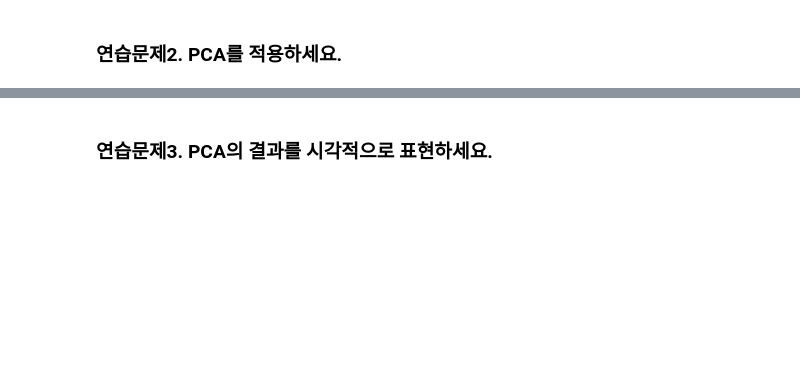
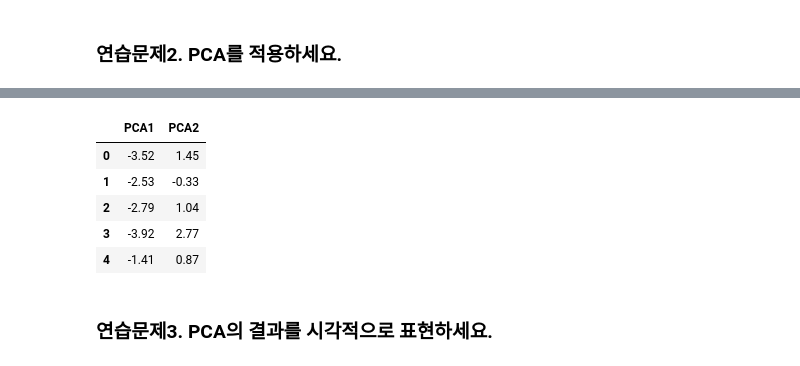
Before and after one commit to lenoau/Python, a Jupyter notebook: practice03.ipynb, the cells around one changed output, grey strips where cells are left out. Cells and saved outputs as stored; diff of their text form; code cells hidden in the pictures; blank space fills up the shorter version.

```diff
--- a/practice03.ipynb
+++ b/practice03.ipynb
@@ -85,2 +80,16 @@ print(f'데이터 유형: {df.dtypes.unique()}')
+# %%
+from sklearn.decomposition import PCA
+pca = PCA(n_components=2)
+X_pca = pca.fit_transform(X)
+pca_df = pd.DataFrame(X_pca, columns=['PCA1', 'PCA2'])
+
+pca_df.head()
+# %% [output]
+|  | PCA1 | PCA2 |
+| 0 | -3.52 | 1.45 |
+| 1 | -2.53 | -0.33 |
+| 2 | -2.79 | 1.04 |
+| 3 | -3.92 | 2.77 |
+| 4 | -1.41 | 0.87 |
 # %% [markdown]
 ### 연습문제3. PCA의 결과를 시각적으로 표현하세요.
```
Also changed, not shown: parts of 10 cells of this notebook, 6 other files.
